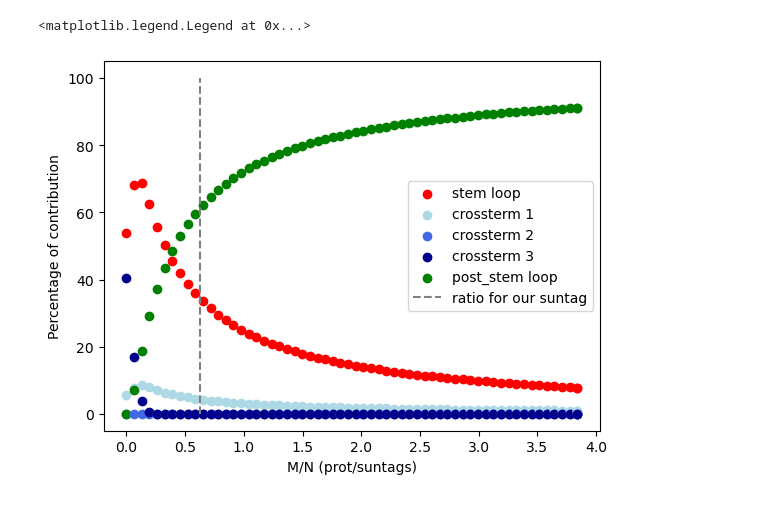
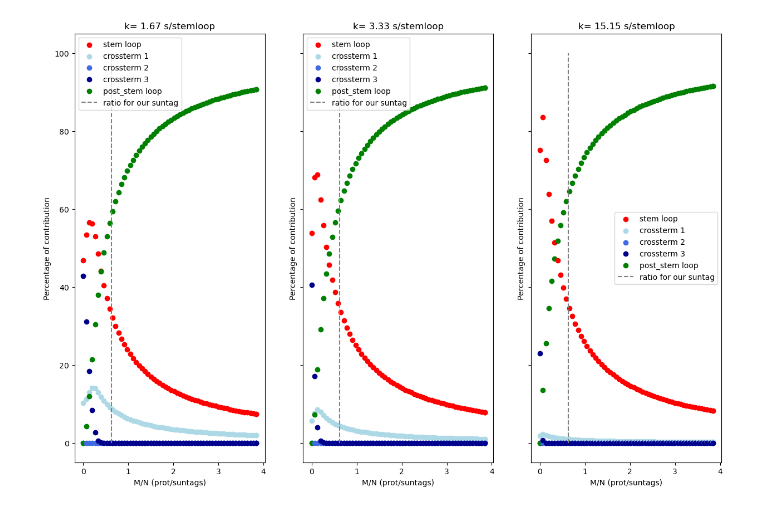
Before and after one commit to sophietheis/KineticAnalysis, a Jupyter notebook: notebook/FullEquation_table.ipynb, the cells around one changed output. Drawn from its saved outputs; the diff is of its cells as text; code cells hidden in the pictures.

```diff
--- a/notebook/FullEquation_table.ipynb
+++ b/notebook/FullEquation_table.ipynb
@@ -422,50 +486,69 @@ fig.set_size_inches(15,10)
 # %%
 # estimation de la contribution de la part 1 and 5 for different ratio de prot/stemloop
 
 tau = np.arange(0, np.int64(1200))
 
-fig, axes = plt.subplots(ncols=1, sharey =True)
+fig, axes = plt.subplots(ncols=3, sharey = True)
 
-# for k in np.arange(0.1,1.5,0.2):
-for L in np.arange(0,3000,50):
+#number of stem loop
+N = 32
+#stem loop size
+s = 24
+k = 0.6
+c = 0.015
 
-    M = L/s
+i=0
+for k in [0.6, 0.3, 0.066]:
+    p1 = []
+    p2 = []
+    p3 = []
+    p4 = []
+    p5 = []
 
-    denominator= (c/k)**2*((N*(N+1))/2 + N*M)**2
+    for L in np.arange(0,3000,50):
 
-    k = np.float128(k)
-    c = np.float128(c)
+        M = L/s
 
-    part1 = c/k*np.exp(-k*tau) * sum((N-n)*(N-n+1)*(((2*N)+n+1)/6)*(((k*tau)**n)/np.float128(factorial(n))) for n in range (0, int(N))) /denominator
+        denominator= (c/k)**2*((N*(N+1))/2 + N*M)**2
 
-    part2 = c/k*np.exp(-k*tau) * N * sum(n * ((2*N-n+1)/2) * ((k*tau)**n)/(np.float128(factorial(int(n)))) for n in range (0, int(N))) /denominator
-    part3 = c/k*np.exp(-k*tau) * (N**2) * ((N+1)/2) * sum(((k*tau)**n)/(np.float128(factorial(int(n)))) for n in range (N, int(M))) /denominator
-    part4 = c/k*np.exp(-k*tau) * N * sum(n *( (1+n)/2) * (((k*tau)**(M+N-n))/(np.float128(factorial(int(M+N-n))))) for n in range (1, int(N))) /denominator
+        k = np.float128(k)
+        c = np.float128(c)
 
-    part5 = c/k*np.exp(-k*tau) * (N**2) * sum((M-n)*(((k*tau)**n)/(np.float128(factorial(int(n))))) for n in range (0, int(M))) /denominator
+        part1 = c/k*np.exp(-k*tau) * sum((N-n)*(N-n+1)*(((2*N)+n+1)/6)*(((k*tau)**n)/np.float128(factorial(n))) for n in range (0, int(N))) /denominator
 
-    axes.scatter(M/N, (part1*100/(part1+part2+part3+part4+part5))[:10].mean(), color="red")
-    axes.scatter(M/N, (part2*100/(part1+part2+part3+part4+part5))[:10].mean(), color="lightblue")
-    axes.scatter(M/N, (part3*100/(part1+part2+part3+part4+part5))[:10].mean(), color="royalblue")
-    axes.scatter(M/N, (part4*100/(part1+part2+part3+part4+part5))[:10].mean(), color="darkblue")
-    axes.scatter(M/N, (part5*100/(part1+part2+part3+part4+part5))[:10].mean(), color="green")
+        part2 = c/k*np.exp(-k*tau) * N * sum(n * ((2*N-n+1)/2) * ((k*tau)**n)/(np.float128(factorial(int(n)))) for n in range (0, int(N))) /denominator
+        part3 = c/k*np.exp(-k*tau) * (N**2) * ((N+1)/2) * sum(((k*tau)**n)/(np.float128(factorial(int(n)))) for n in range (N, int(M))) /denominator
+        part4 = c/k*np.exp(-k*tau) * N * sum(n *( (1+n)/2) * (((k*tau)**(M+N-n))/(np.float128(factorial(int(M+N-n))))) for n in range (1, int(N))) /denominator
 
-axes.scatter(M/N, (part1*100/(part1+part2+part3+part4+part5))[:10].mean(), color="red", label = "stem loop")
-axes.scatter(M/N, (part2*100/(part1+part2+part3+part4+part5))[:10].mean(), color="lightblue",label="crossterm 1")
-axes.scatter(M/N, (part3*100/(part1+part2+part3+part4+part5))[:10].mean(), color="royalblue",label="crossterm 2")
-axes.scatter(M/N, (part4*100/(part1+part2+part3+part4+part5))[:10].mean(), color="darkblue",label="crossterm 3")
-axes.scatter(M/N, (part5*100/(part1+part2+part3+part4+part5))[:10].mean(), color="green", label = "post_stem loop")
+        part5 = c/k*np.exp(-k*tau) * (N**2) * sum((M-n)*(((k*tau)**n)/(np.float128(factorial(int(n))))) for n in range (0, int(M))) /denominator
 
-# show position of suntag for us
-M = 480/s
-axes.vlines(M/N, 0, 100, linestyles='dashed', color='grey', label="ratio for our suntag")
+        axes[i].scatter(M/N, (part1*100/(part1+part2+part3+part4+part5))[:10].mean(), color="red")
+        axes[i].scatter(M/N, (part2*100/(part1+part2+part3+part4+part5))[:10].mean(), color="lightblue")
+        axes[i].scatter(M/N, (part3*100/(part1+part2+part3+part4+part5))[:10].mean(), color="royalblue")
+        axes[i].scatter(M/N, (part4*100/(part1+part2+part3+part4+part5))[:10].mean(), color="darkblue")
+        axes[i].scatter(M/N, (part5*100/(part1+part2+part3+part4+part5))[:10].mean(), color="green")
+
+    # for the legend
+    axes[i].scatter(M/N, (part1*100/(part1+part2+part3+part4+part5))[:10].mean(), color="red", label = "stem loop")
+    axes[i].scatter(M/N, (part2*100/(part1+part2+part3+part4+part5))[:10].mean(), color="lightblue",label="crossterm 1")
+    axes[i].scatter(M/N, (part3*100/(part1+part2+part3+part4+part5))[:10].mean(), color="royalblue",label="crossterm 2")
+    axes[i].scatter(M/N, (part4*100/(part1+part2+part3+part4+part5))[:10].mean(), color="darkblue",label="crossterm 3")
+    axes[i].scatter(M/N, (part5*100/(part1+part2+part3+part4+part5))[:10].mean(), color="green", label = "post_stem loop")
+
+    # show position of suntag for us
+    M = 480/s
+    axes[i].vlines(M/N, 0, 100, linestyles='dashed', color='grey', label="ratio for our suntag")
 
 
-axes.set_xlabel("M/N (prot/suntags)")
-axes.set_ylabel("Percentage of contribution")
-axes.legend()
+    axes[i].set_xlabel("M/N (prot/suntags)")
+    axes[i].set_ylabel("Percentage of contribution")
+    axes[i].legend()
+    axes[i].set_title("k= " + str(np.round(1/k,2))+ " s/stemloop")
+    i+=1
+
+
+fig.set_size_inches(15,10)
 # %% [output]
-<matplotlib.legend.Legend at 0x...>
-[figure, old version]
+[figure, new version]
 # %%
 # estimation de la contribution de la part 1 and 5 for different ratio de prot/stemloop
```
Also changed, not shown: parts of 15 cells of this notebook, 3 other files.
